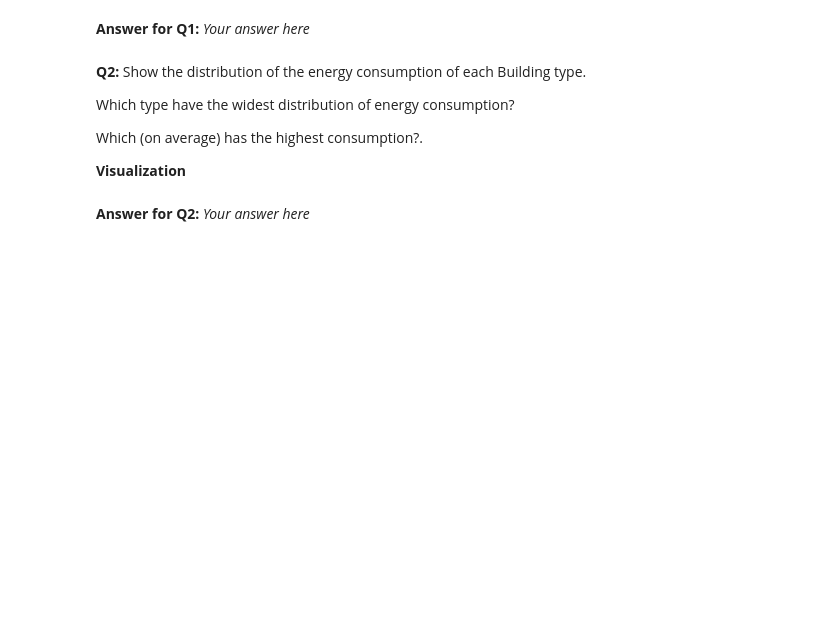
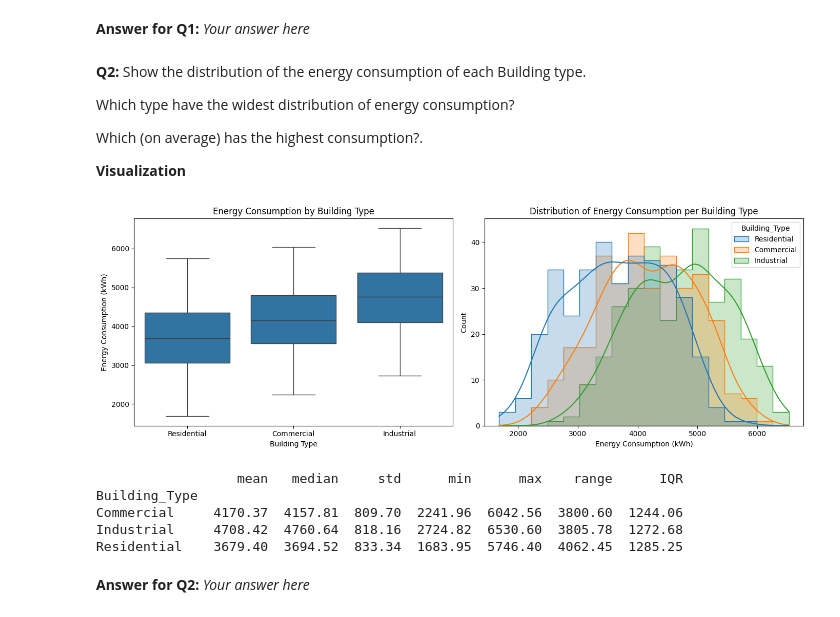
Before and after one commit to mikel56-lol/W26-MP1-Michael-Wael-Ali-Hassan-T02, a Jupyter notebook: Regression_Mini-Project_Starter.ipynb, the cells around one changed output. Drawn from its saved outputs; the diff is of its cells as text; code cells hidden in the pictures; blank space fills up the shorter version.

```diff
--- a/Regression_Mini-Project_Starter.ipynb
+++ b/Regression_Mini-Project_Starter.ipynb
@@ -131,6 +233,52 @@ Which type have the widest distribution of energy consumption?
 Which (on average) has the highest consumption?.
 
 **Visualization**
+# %%
+
+# In cleaning we filled 110 missing types with "Residential", which would
+# unfairly stretch the Residential group. So keep only the rows where
+# the ORIGINAL dataset (df) had a building type.
+# (Row positions still match because we never deleted any rows.)
+known = df['Building_Type'].notna()
+q2 = data[known]
+
+# Create one figure with two charts side by side
+fig, axes = plt.subplots(1, 2, figsize=(14, 5))
+
+# LEFT CHART: boxplot
+# - the box = the middle 50% of buildings (taller box = more spread)
+# - the line inside the box = the median (middle value)
+# - the whiskers = the normal range; dots beyond them = outliers
+sns.boxplot(data=q2, x='Building_Type', y='Energy_Consumption', ax=axes[0])
+axes[0].set_title('Energy Consumption by Building Type')
+axes[0].set_xlabel('Building Type')
+axes[0].set_ylabel('Energy Consumption (kWh)')
+
+# RIGHT CHART: histogram with a smooth curve for each building type
+# This shows the SHAPE of each distribution: where values bunch up
+# and how far they spread
+sns.histplot(data=q2, x='Energy_Consumption', hue='Building_Type',
+             kde=True, element='step', ax=axes[1])
+axes[1].set_title('Distribution of Energy Consumption per Building Type')
+axes[1].set_xlabel('Energy Consumption (kWh)')
+
+# Stop the two charts from overlapping, then show them
+plt.tight_layout()
+plt.show()
+
+# Summary numbers per building type
+groups = q2.groupby('Building_Type')['Energy_Consumption']
+summary = groups.agg(['mean', 'median', 'std', 'min', 'max'])  # average, middle value, spread, lowest, highest
+summary['range'] = summary['max'] - summary['min']             # total spread (highest minus lowest)
+summary['IQR'] = groups.quantile(0.75) - groups.quantile(0.25)  # spread of the middle 50% (ignores extremes)
+print(summary.round(2))
+# %% [output]
+[figure, added]
+                  mean   median     std      min      max    range      IQR
+Building_Type
+Commercial     4170.37  4157.81  809.70  2241.96  6042.56  3800.60  1244.06
+Industrial     4708.42  4760.64  818.16  2724.82  6530.60  3805.78  1272.68
+Residential    3679.40  3694.52  833.34  1683.95  5746.40  4062.45  1285.25
 # %% [markdown]
 **Answer for Q2:** _Your answer here_
 # %% [markdown]
```
Also changed, not shown: parts of 2 cells of this notebook.
